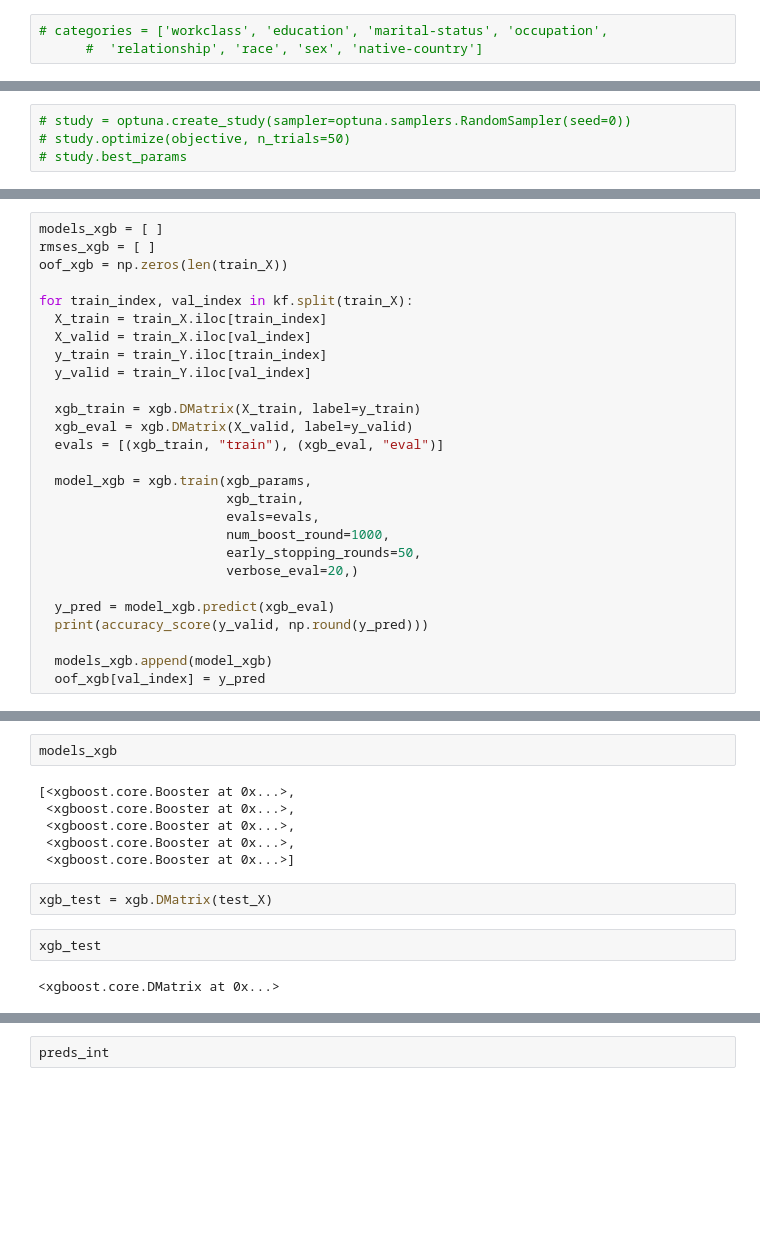
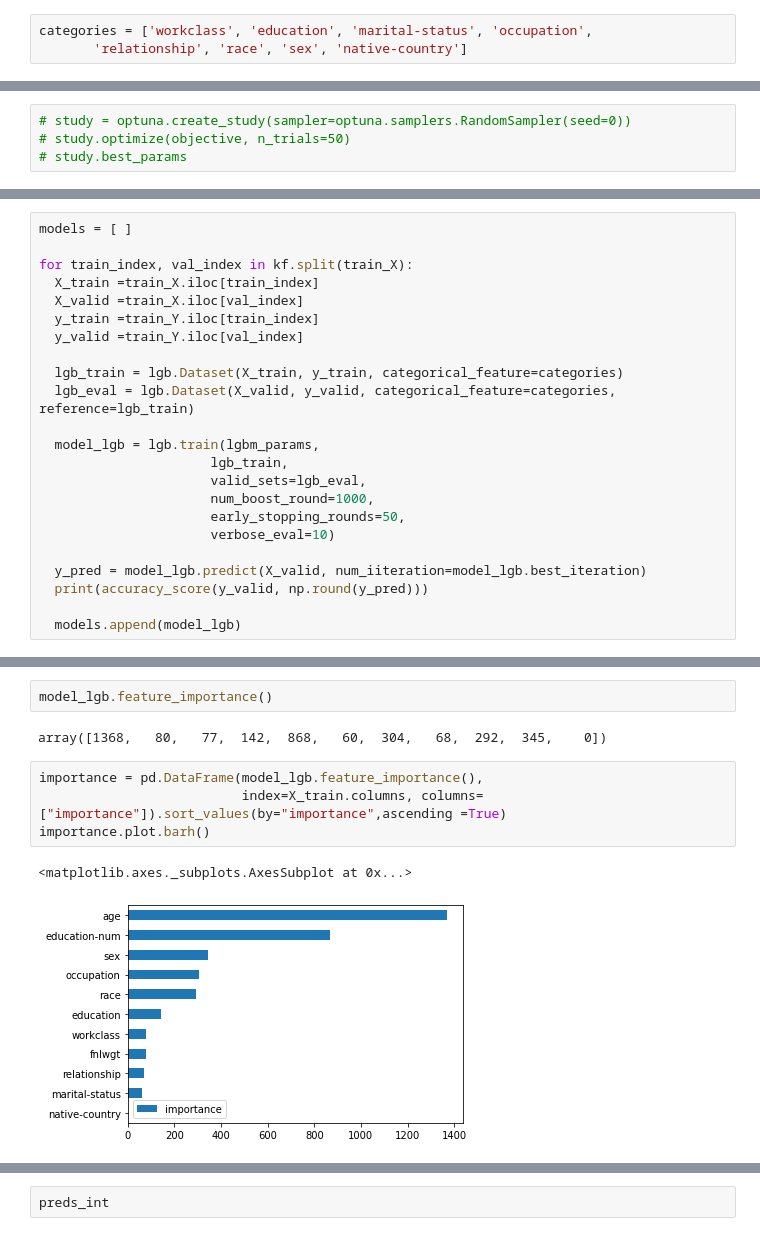
Before and after one commit to yosshy2020/intro_git, a Jupyter notebook: Untitled129.ipynb, the cells around one changed output, grey strips where cells are left out. Saved outputs shown, nothing was run; the diff lists cells and outputs as text; blank space fills up the shorter version.

```diff
--- a/Untitled129.ipynb
+++ b/Untitled129.ipynb
@@ -279,5 +255,5 @@ See the caveats in the documentation: https://pandas.pydata.org/pandas-docs/stab
 folds = 5
 kf = KFold(n_splits=folds)
 # %%
-# categories = ['workclass', 'education', 'marital-status', 'occupation',
-      #  'relationship', 'race', 'sex', 'native-country']
+categories = ['workclass', 'education', 'marital-status', 'occupation',
+       'relationship', 'race', 'sex', 'native-country']
@@ -334,28 +307,24 @@ xgb_params = {
 # %%
-models_xgb = [ ]
-rmses_xgb = [ ]
-oof_xgb = np.zeros(len(train_X))
+models = [ ]
 
 for train_index, val_index in kf.split(train_X):
-  X_train = train_X.iloc[train_index]
-  X_valid = train_X.iloc[val_index]
-  y_train = train_Y.iloc[train_index]
-  y_valid = train_Y.iloc[val_index]
+  X_train =train_X.iloc[train_index]
+  X_valid =train_X.iloc[val_index]
+  y_train =train_Y.iloc[train_index]
+  y_valid =train_Y.iloc[val_index]
 
-  xgb_train = xgb.DMatrix(X_train, label=y_train)
-  xgb_eval = xgb.DMatrix(X_valid, label=y_valid)
-  evals = [(xgb_train, "train"), (xgb_eval, "eval")]
+  lgb_train = lgb.Dataset(X_train, y_train, categorical_feature=categories)
+  lgb_eval = lgb.Dataset(X_valid, y_valid, categorical_feature=categories, reference=lgb_train)
 
-  model_xgb = xgb.train(xgb_params,
-                        xgb_train,
-                        evals=evals,
-                        num_boost_round=1000,
-                        early_stopping_rounds=50,
-                        verbose_eval=20,)
+  model_lgb = lgb.train(lgbm_params,
+                      lgb_train,
+                      valid_sets=lgb_eval,
+                      num_boost_round=1000,
+                      early_stopping_rounds=50,
+                      verbose_eval=10)
 
-  y_pred = model_xgb.predict(xgb_eval)
+  y_pred = model_lgb.predict(X_valid, num_iiteration=model_lgb.best_iteration)
   print(accuracy_score(y_valid, np.round(y_pred)))
 
-  models_xgb.append(model_xgb)
-  oof_xgb[val_index] = y_pred
+  models.append(model_lgb)
 # %% [output]
@@ -379,15 +355,12 @@ Stopping. Best iteration:
-# %%
-models_xgb
-# %% [output]
-[<xgboost.core.Booster at 0x...>,
- <xgboost.core.Booster at 0x...>,
- <xgboost.core.Booster at 0x...>,
- <xgboost.core.Booster at 0x...>,
- <xgboost.core.Booster at 0x...>]
-# %%
-xgb_test = xgb.DMatrix(test_X)
-# %%
-xgb_test
-# %% [output]
-<xgboost.core.DMatrix at 0x...>
+# %%
+model_lgb.feature_importance()
+# %% [output]
+array([1368,   80,   77,  142,  868,   60,  304,   68,  292,  345,    0])
+# %%
+importance = pd.DataFrame(model_lgb.feature_importance(),
+                          index=X_train.columns, columns=["importance"]).sort_values(by="importance",ascending =True)
+importance.plot.barh()
+# %% [output]
+<matplotlib.axes._subplots.AxesSubplot at 0x...>
+[figure, added]
 # %%
```
Also changed, not shown: parts of 25 cells of this notebook.
